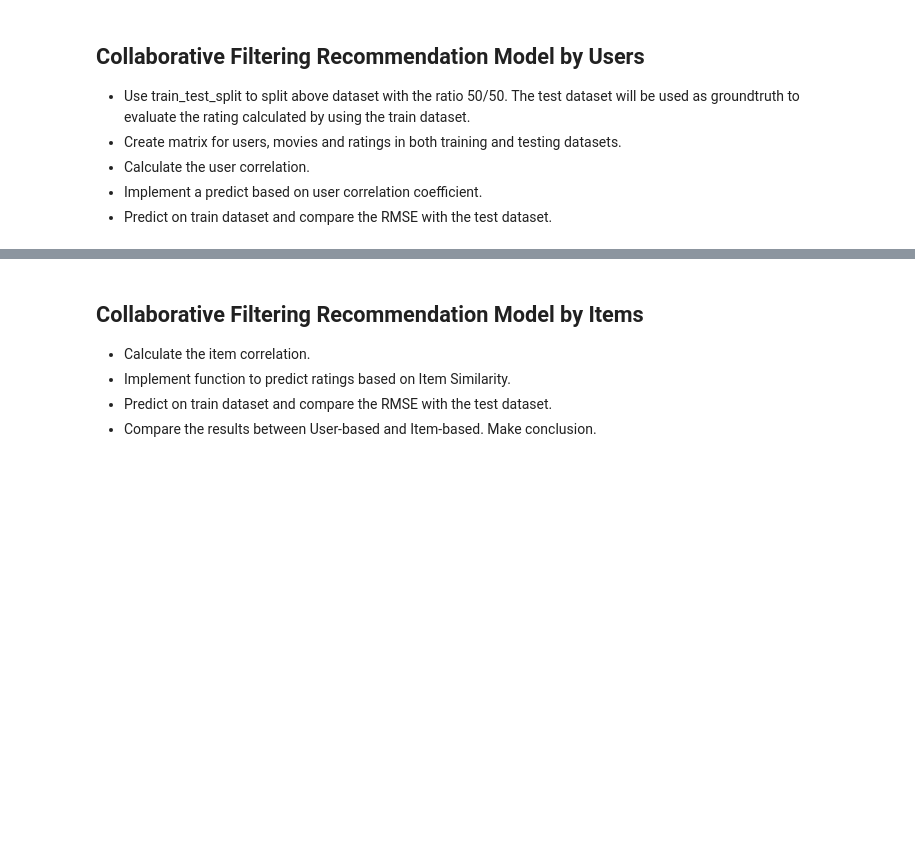
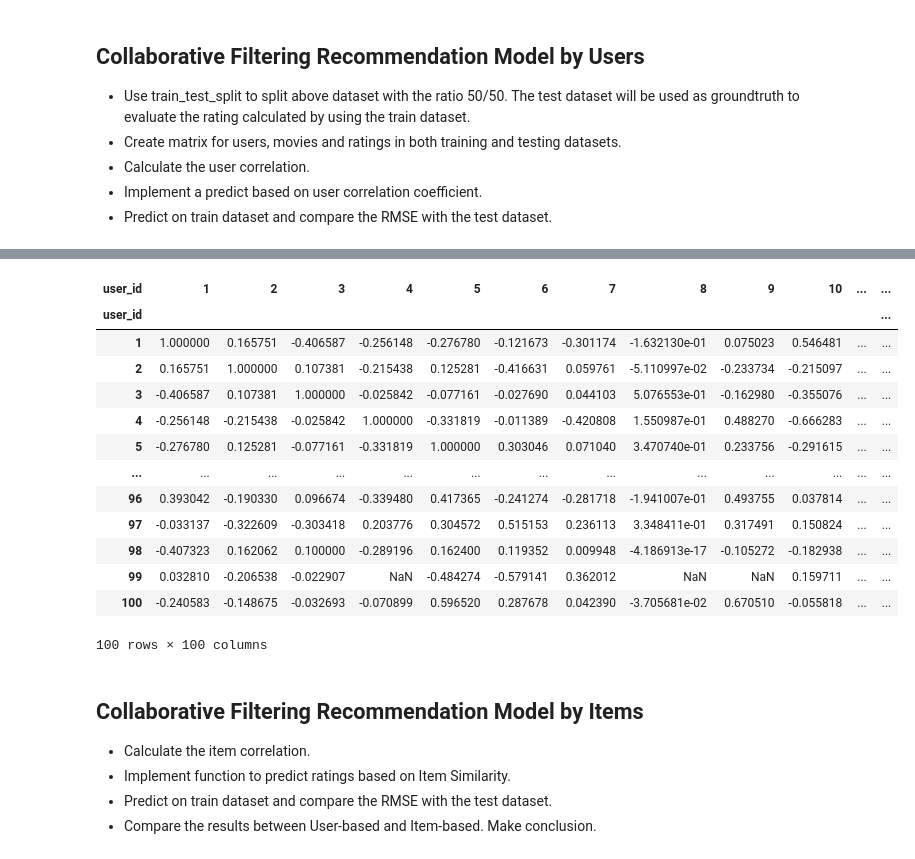
Before and after one commit to lucas-two/Big-Data, a Jupyter notebook: lab3/movie_reccomendations.ipynb, the cells around one changed output, grey strips where cells are left out. Cells and saved outputs as stored; diff of their text form; code cells hidden in the pictures; blank space fills up the shorter version.

```diff
--- a/lab3/movie_reccomendations.ipynb
+++ b/lab3/movie_reccomendations.ipynb
@@ -213,3 +248,24 @@ def sim_matrix(M, dimension='user'):
+# %%
+# Create correlation matrix
+corr_matrix_user = train_matrix_user.corr(method='pearson', min_periods=10)
+
+# Display our user correlation matrix
+corr_matrix_user
+# %% [output]
+| user_id | 1 | 2 | 3 | 4 | 5 | 6 | 7 | 8 | 9 | 10 | ... | ... |
+| user_id |  |  |  |  |  |  |  |  |  |  |  | ... |
+| 1 | 1.000000 | 0.165751 | -0.406587 | -0.256148 | -0.276780 | -0.121673 | -0.301174 | -1.632130e-01 | 0.075023 | 0.546481 | ... | ... |
+| 2 | 0.165751 | 1.000000 | 0.107381 | -0.215438 | 0.125281 | -0.416631 | 0.059761 | -5.110997e-02 | -0.233734 | -0.215097 | ... | ... |
+| 3 | -0.406587 | 0.107381 | 1.000000 | -0.025842 | -0.077161 | -0.027690 | 0.044103 | 5.076553e-01 | -0.162980 | -0.355076 | ... | ... |
+| 4 | -0.256148 | -0.215438 | -0.025842 | 1.000000 | -0.331819 | -0.011389 | -0.420808 | 1.550987e-01 | 0.488270 | -0.666283 | ... | ... |
+| 5 | -0.276780 | 0.125281 | -0.077161 | -0.331819 | 1.000000 | 0.303046 | 0.071040 | 3.470740e-01 | 0.233756 | -0.291615 | ... | ... |
+| ... | ... | ... | ... | ... | ... | ... | ... | ... | ... | ... | ... | ... |
+| 96 | 0.393042 | -0.190330 | 0.096674 | -0.339480 | 0.417365 | -0.241274 | -0.281718 | -1.941007e-01 | 0.493755 | 0.037814 | ... | ... |
+| 97 | -0.033137 | -0.322609 | -0.303418 | 0.203776 | 0.304572 | 0.515153 | 0.236113 | 3.348411e-01 | 0.317491 | 0.150824 | ... | ... |
+| 98 | -0.407323 | 0.162062 | 0.100000 | -0.289196 | 0.162400 | 0.119352 | 0.009948 | -4.186913e-17 | -0.105272 | -0.182938 | ... | ... |
+| 99 | 0.032810 | -0.206538 | -0.022907 | NaN | -0.484274 | -0.579141 | 0.362012 | NaN | NaN | 0.159711 | ... | ... |
+| 100 | -0.240583 | -0.148675 | -0.032693 | -0.070899 | 0.596520 | 0.287678 | 0.042390 | -3.705681e-02 | 0.670510 | -0.055818 | ... | ... |
+100 rows × 100 columns
 # %% [markdown]
 ## Collaborative Filtering Recommendation Model by Items
 * Calculate the item correlation.
```
Also changed, not shown: parts of 11 cells of this notebook.
